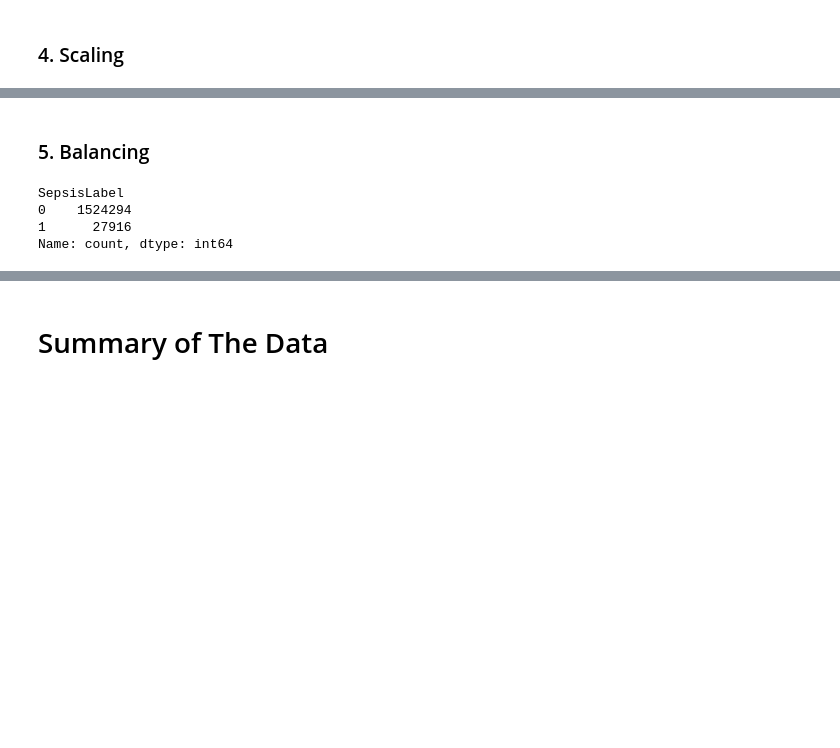
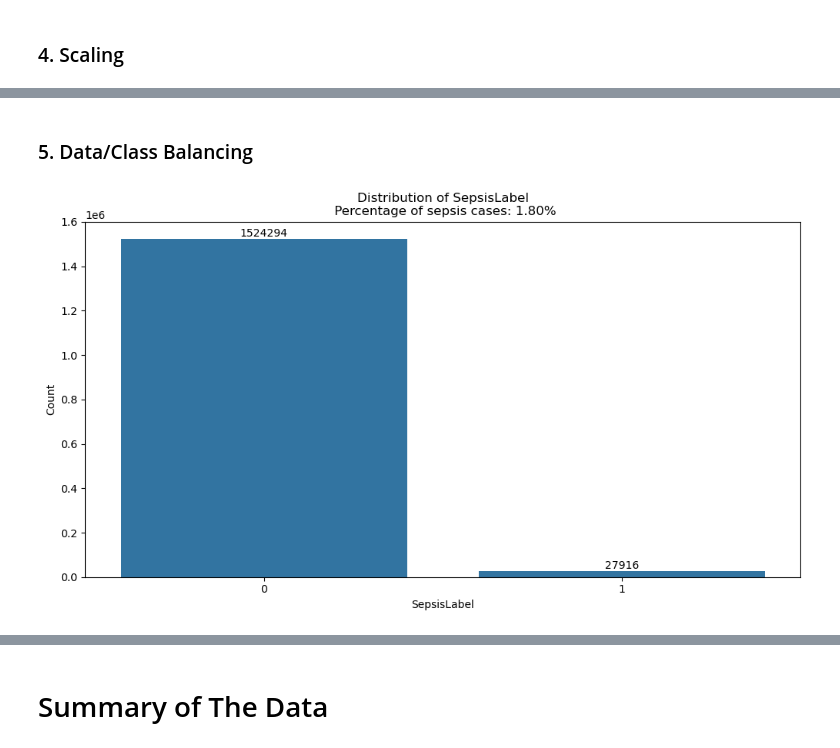
Before and after one commit to Sam-Mucyo/cs109a-final-proj, a Jupyter notebook: Final_MS3_Notebook.ipynb, the cells around one changed output, grey strips where cells are left out. Saved outputs shown, nothing was run; the diff lists cells and outputs as text; code cells hidden in the pictures; blank space fills up the shorter version.

```diff
--- a/Final_MS3_Notebook.ipynb
+++ b/Final_MS3_Notebook.ipynb
@@ -225,17 +216,28 @@ df_scale.head(400)
 400 rows × 43 columns
 # %% [markdown]
-### 5. Balancing
+### 5. Data/Class Balancing
+# %%
+def check_class_imbalance(df):
+  sepsis_cases = df['SepsisLabel'].value_counts()[1]
+  total_cases = df.shape[0]
+
+
+  plt.figure(figsize=(12, 6))
+  sns.countplot(x='SepsisLabel', data=df)
+  plt.xlabel('SepsisLabel')
+  plt.ylabel('Count')
+  plt.title(f'Distribution of SepsisLabel\n Percentage of sepsis cases: {sepsis_cases/total_cases*100:.2f}%')
+
+  # add counts on the bars
+  for i, count in enumerate(df['SepsisLabel'].value_counts()):
+      plt.text(i, count, count, ha='center', va='bottom')
+
+  plt.show()
 # %%
-# Count the number of sepsis vs non-sepsis patients in df_scale
-sepsis_counts = df_scale['SepsisLabel'].value_counts()
-
 # Display the count of sepsis vs non-sepsis patients
-print(sepsis_counts)
+check_class_imbalance(df_scale)
 # %% [output]
-SepsisLabel
-0    1524294
-1      27916
-Name: count, dtype: int64
+[figure, added]
 # %%
 # Separate the data into sepsis and non-sepsis groups
 sepsis_patients = df_scale[df_scale['SepsisLabel'] == 1]
```
Also changed, not shown: parts of 8 cells of this notebook.
